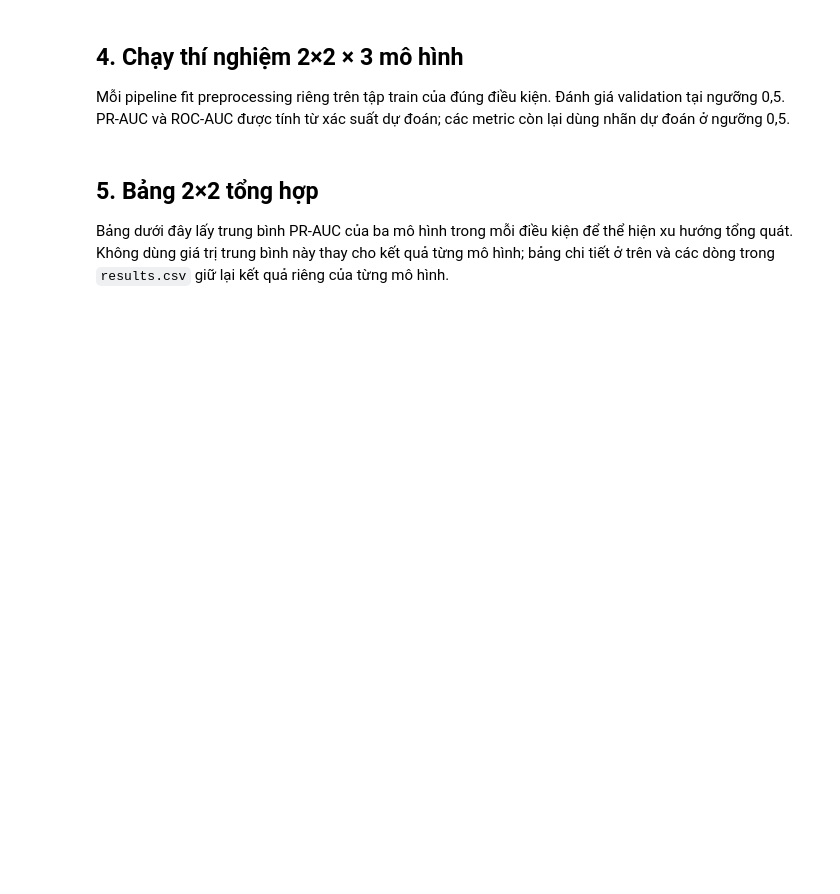
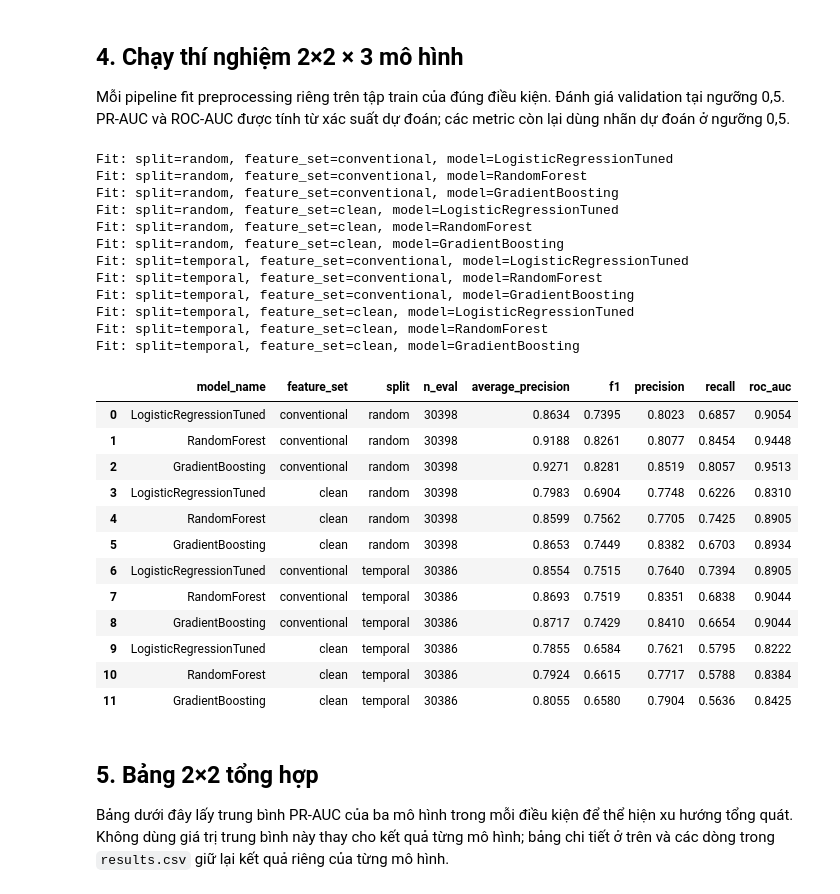
Before and after one commit to trantrungquy610/HotelBookingML, a Jupyter notebook: notebooks/07_tn1_leakage_split.ipynb, the cells around one changed output. Saved outputs shown, nothing was run; the diff lists cells and outputs as text; code cells hidden in the pictures; blank space fills up the shorter version.

```diff
--- a/notebooks/07_tn1_leakage_split.ipynb
+++ b/notebooks/07_tn1_leakage_split.ipynb
@@ -216,34 +242,60 @@ for split_name in SPLIT_NAMES:
 
         for model_name in MODEL_NAMES:
             print(f"Fit: split={split_name}, feature_set={feature_set}, model={model_name}")
             pipeline = make_pipeline(model_name, feature_set, X_train)
             pipeline.fit(X_train, y_train)
             y_score = pipeline.predict_proba(X_valid)[:, 1]
             y_pred = (y_score >= THRESHOLD).astype(int)
             metrics = evaluate_classification(y_valid, y_pred, y_score)
 
             result_rows.append({
                 "model_name": model_name,
-                "experiment": "tn1",
+                "experiment": "TN1",
                 "feature_set": feature_set,
                 "split": split_name,
                 "train_hotel": "all",
                 "eval_hotel": "all",
                 "eval_set": "validation",
                 "n_eval": len(valid),
                 "eval_cancel_rate": float(y_valid.mean()),
                 "threshold": THRESHOLD,
                 "params": json.dumps(PARAMS[model_name], sort_keys=True),
                 **metrics,
             })
 
 results_tn1 = pd.DataFrame(result_rows)
 assert len(results_tn1) == 12
 assert not results_tn1.isna()[["average_precision", "f1", "roc_auc"]].any().any()
 display(results_tn1[[
     "model_name", "feature_set", "split", "n_eval",
     "average_precision", "f1", "precision", "recall", "roc_auc",
 ]])
+# %% [output]
+Fit: split=random, feature_set=conventional, model=LogisticRegressionTuned
+Fit: split=random, feature_set=conventional, model=RandomForest
+Fit: split=random, feature_set=conventional, model=GradientBoosting
+Fit: split=random, feature_set=clean, model=LogisticRegressionTuned
+Fit: split=random, feature_set=clean, model=RandomForest
+Fit: split=random, feature_set=clean, model=GradientBoosting
+Fit: split=temporal, feature_set=conventional, model=LogisticRegressionTuned
+Fit: split=temporal, feature_set=conventional, model=RandomForest
+Fit: split=temporal, feature_set=conventional, model=GradientBoosting
+Fit: split=temporal, feature_set=clean, model=LogisticRegressionTuned
+Fit: split=temporal, feature_set=clean, model=RandomForest
+Fit: split=temporal, feature_set=clean, model=GradientBoosting
+|  | model_name | feature_set | split | n_eval | average_precision | f1 | precision | recall | roc_auc |
+| 0 | LogisticRegressionTuned | conventional | random | 30398 | 0.8634 | 0.7395 | 0.8023 | 0.6857 | 0.9054 |
+| 1 | RandomForest | conventional | random | 30398 | 0.9188 | 0.8261 | 0.8077 | 0.8454 | 0.9448 |
+| 2 | GradientBoosting | conventional | random | 30398 | 0.9271 | 0.8281 | 0.8519 | 0.8057 | 0.9513 |
+| 3 | LogisticRegressionTuned | clean | random | 30398 | 0.7983 | 0.6904 | 0.7748 | 0.6226 | 0.8310 |
+| 4 | RandomForest | clean | random | 30398 | 0.8599 | 0.7562 | 0.7705 | 0.7425 | 0.8905 |
+| 5 | GradientBoosting | clean | random | 30398 | 0.8653 | 0.7449 | 0.8382 | 0.6703 | 0.8934 |
+| 6 | LogisticRegressionTuned | conventional | temporal | 30386 | 0.8554 | 0.7515 | 0.7640 | 0.7394 | 0.8905 |
+| 7 | RandomForest | conventional | temporal | 30386 | 0.8693 | 0.7519 | 0.8351 | 0.6838 | 0.9044 |
+| 8 | GradientBoosting | conventional | temporal | 30386 | 0.8717 | 0.7429 | 0.8410 | 0.6654 | 0.9044 |
+| 9 | LogisticRegressionTuned | clean | temporal | 30386 | 0.7855 | 0.6584 | 0.7621 | 0.5795 | 0.8222 |
+| 10 | RandomForest | clean | temporal | 30386 | 0.7924 | 0.6615 | 0.7717 | 0.5788 | 0.8384 |
+| 11 | GradientBoosting | clean | temporal | 30386 | 0.8055 | 0.6580 | 0.7904 | 0.5636 | 0.8425 |
 # %% [markdown]
 ## 5. Bảng 2×2 tổng hợp
 
```
Also changed, not shown: parts of 10 cells of this notebook, 4 other files.
